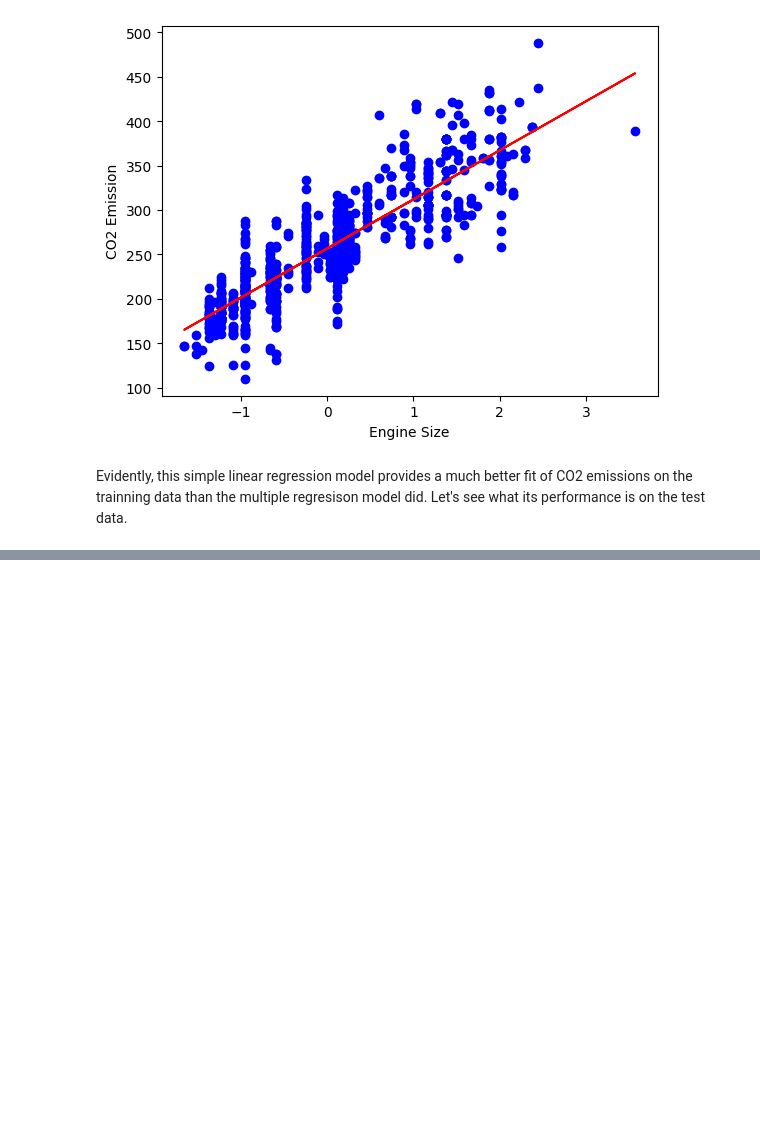
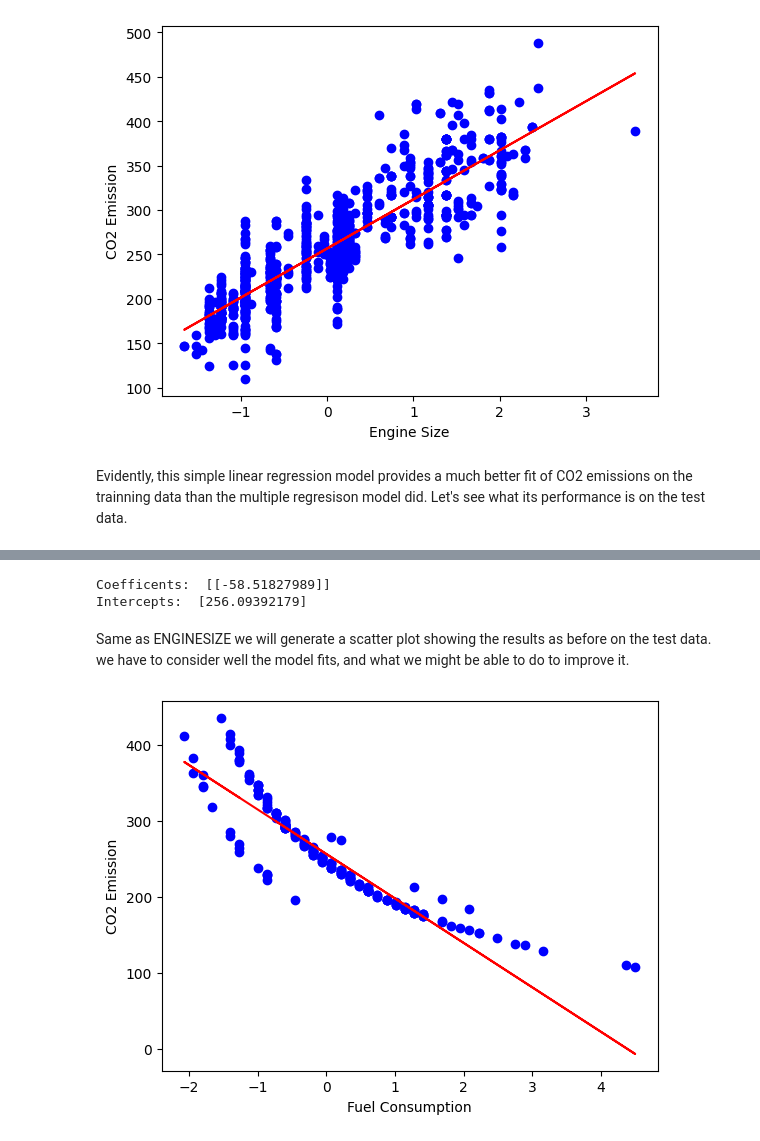
Before and after one commit to YoussefChati/CO2_Emission_ML, a Jupyter notebook: notebook.ipynb, the cells around one changed output, grey strips where cells are left out. Saved outputs shown, nothing was run; the diff lists cells and outputs as text; code cells hidden in the pictures; blank space fills up the shorter version.

```diff
--- a/notebook.ipynb
+++ b/notebook.ipynb
@@ -502,0 +516,24 @@ Evidently, this simple linear regression model provides a much better fit of CO2
+# %%
+X_train5 = X_train3[:,1]
+regressor_5 = linear_model.LinearRegression()
+regressor_5.fit(X_train5.reshape(-1,1), y_train3)
+
+coef5_ = regressor_5.coef_
+intercept5_ = regressor_5.intercept_
+
+print('Coefficents: ', coef5_)
+print('Intercepts: ', intercept5_)
+# %% [output]
+Coefficents:  [[-58.51827989]]
+Intercepts:  [256.09392179]
+# %% [markdown]
+Same as ENGINESIZE we will generate a scatter plot showing the results as before on the test data. we have to consider well the model fits, and what we might be able to do to improve it.
+# %%
+X_test5 = X_test3[:,1]
+plt.scatter(X_test5, y_test3, color = 'blue')
+plt.plot(X_test5, coef5_[0] * X_test5 + intercept5_, '-r')
+plt.xlabel('Fuel Consumption')
+plt.ylabel("CO2 Emission")
+plt.show()
+# %% [output]
+[figure, added]
```
Also changed, not shown: parts of 3 cells of this notebook.
